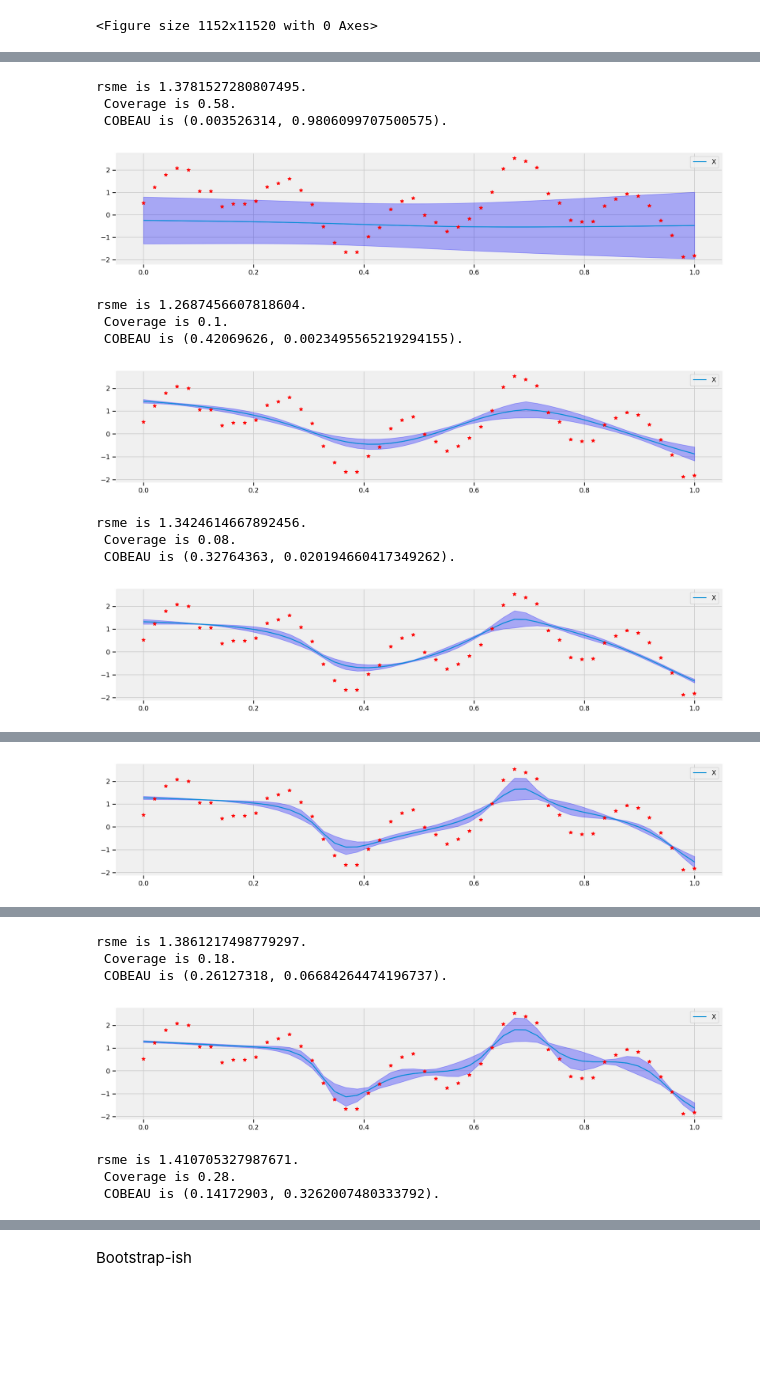
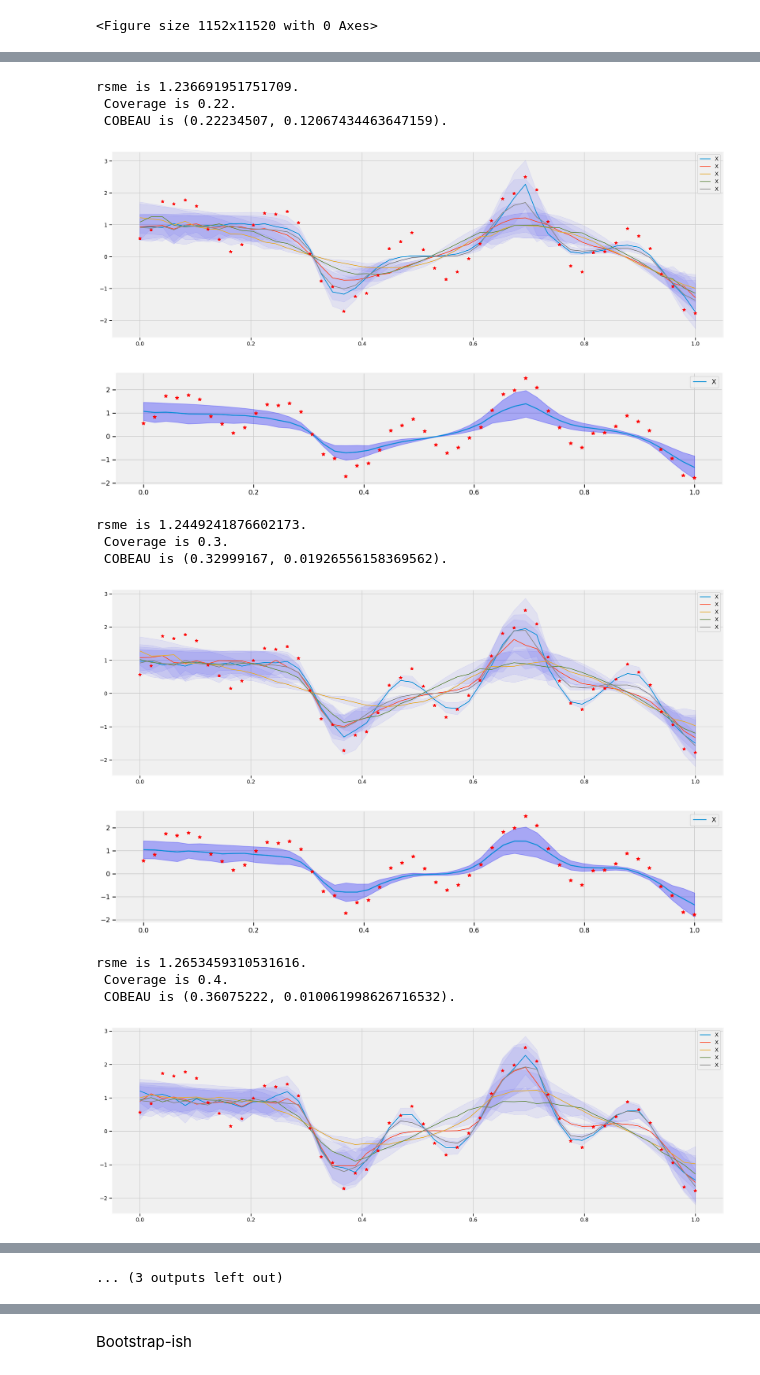
Before and after one commit to wooohoooo/tensorflow_1.X_playground, a Jupyter notebook: regression/notebooks/tf_datasets_ensemble.ipynb, the cells around one changed output, grey strips where cells are left out. Cells and saved outputs as stored; diff of their text form; code cells hidden in the pictures; blank space fills up the shorter version.

Commit message:
debugged OnlineBootstrapEnsemble, added visualisation method

```diff
--- a/regression/notebooks/tf_datasets_ensemble.ipynb
+++ b/regression/notebooks/tf_datasets_ensemble.ipynb
@@ -112,11 +112,11 @@ estimator_stats = [{
 #     'seed': seed} for seed in [11,12,13,15,16] ]
 # %%
 #van = OnlineBootstrapEnsemble(gdef,num_epochs=10,estimator_stats=estimator_stats)
-van = VanillaEnsemble(gdef,num_epochs=10,estimator_stats=estimator_stats)
+#van = VanillaEnsemble(gdef,num_epochs=10,estimator_stats=estimator_stats)
 # van = DropoutNetwork(gdef,
 #                      num_epochs=10,
 #                      keep_prob = 0.8,
 #                      num_neurons = [50, 50, 50],
 #                      activations = [tf.nn.relu,tf.nn.relu,tf.nn.tanh],seed=11  )
-#van = UncertaintyModelEnsemble(gdef,num_epochs=10, estimator_stats=estimator_stats)
+van = UncertaintyModelEnsemble(gdef,num_epochs=10, estimator_stats=estimator_stats)
 # %% [output]
@@ -201,52 +212,54 @@ def error_uncertainty_correlation(prediction,variance,truth):
 # %%
 error_list = list()
 coverage_list = list()
 cobeau_list = list()
 
 for i in tqdm.tqdm(range(meta_epochs)):
 
+  plot_ensemble_uncertainty(van)
+#   mean, var = get_mean_var(van.predict(X))
+#   plt.figure(figsize = (16,8*10))
 
-  mean, var = get_mean_var(van.predict(X))
-  plt.figure(figsize = (16,8*10))
-
-  plt.subplot(meta_epochs,1,i+1)
-  plt.plot(X,mean,label='X')
-  plt.plot(X,y,'r*')
-  plt.fill_between(np.squeeze(X),np.squeeze(mean), np.squeeze(mean+var),alpha=0.3, color='b')
-  plt.fill_between(np.squeeze(X),np.squeeze(mean), np.squeeze(mean-var),alpha=0.3, color='b')
-  plt.legend()
+#   plt.subplot(meta_epochs,1,i+1)
+#   plt.plot(X,mean,label='X')
+#   plt.plot(X,y,'r*')
+#   plt.fill_between(np.squeeze(X),np.squeeze(mean), np.squeeze(mean+var),alpha=0.3, color='b')
+#   plt.fill_between(np.squeeze(X),np.squeeze(mean), np.squeeze(mean-var),alpha=0.3, color='b')
+#   plt.legend()
 
 
-  error = rmse(mean,y)
-  coverage = coverage_probability(mean,var,y)
-  cobeau = error_uncertainty_correlation(mean,var,y)
+#   error = rmse(mean,y)
+#   coverage = coverage_probability(mean,var,y)
+#   cobeau = error_uncertainty_correlation(mean,var,y)
 
-  error_list.append(error)
-  coverage_list.append(coverage)
-  cobeau_list.append(cobeau)
+#   error_list.append(error)
+#   coverage_list.append(coverage)
+#   cobeau_list.append(cobeau)
 
-  print('rsme is {}. \n Coverage is {}. \n COBEAU is {}.'.format(error,coverage,cobeau))
+#   print('rsme is {}. \n Coverage is {}. \n COBEAU is {}.'.format(error,coverage,cobeau))
 
 
 
 
-  plt.show()
+#   plt.show()
   a = van.fit(250)
 
 plt.figure()
 plt.plot(error_list,label='error')
 plt.plot(coverage_list,label='coverage')
 plt.plot(cobeau_list,label='cobeau')
 # %% [output]
-rsme is 1.3781527280807495.
- Coverage is 0.58.
- COBEAU is (0.003526314, 0.9806099707500575).
+rsme is 1.236691951751709.
+ Coverage is 0.22.
+ COBEAU is (0.22234507, 0.12067434463647159).
-[figure, old version]
+[figure, new version]
+[figure, new version]
-rsme is 1.2687456607818604.
- Coverage is 0.1.
- COBEAU is (0.42069626, 0.0023495565219294155).
+rsme is 1.2449241876602173.
+ Coverage is 0.3.
+ COBEAU is (0.32999167, 0.01926556158369562).
-[figure, old version]
+[figure, new version]
+[figure, new version]
-rsme is 1.3424614667892456.
- Coverage is 0.08.
- COBEAU is (0.32764363, 0.020194660417349262).
+rsme is 1.2653459310531616.
+ Coverage is 0.4.
+ COBEAU is (0.36075222, 0.010061998626716532).
-[figure, old version]
+[figure, new version]
@@ -256 +269,0 @@ rsme is 1.36690092086792.
-[figure, old version]
@@ -257,7 +272 @@ rsme is 1.36690092086792.
-rsme is 1.3861217498779297.
- Coverage is 0.18.
- COBEAU is (0.26127318, 0.06684264474196737).
+... (3 outputs left out)
-[figure, old version]
-rsme is 1.410705327987671.
- Coverage is 0.28.
- COBEAU is (0.14172903, 0.3262007480333792).
```
Also changed, not shown: parts of 5 cells of this notebook, 2 other files.
